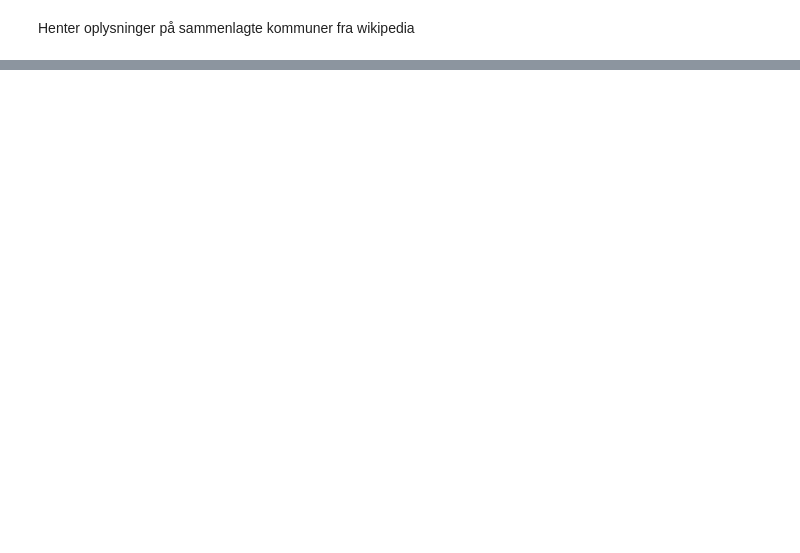
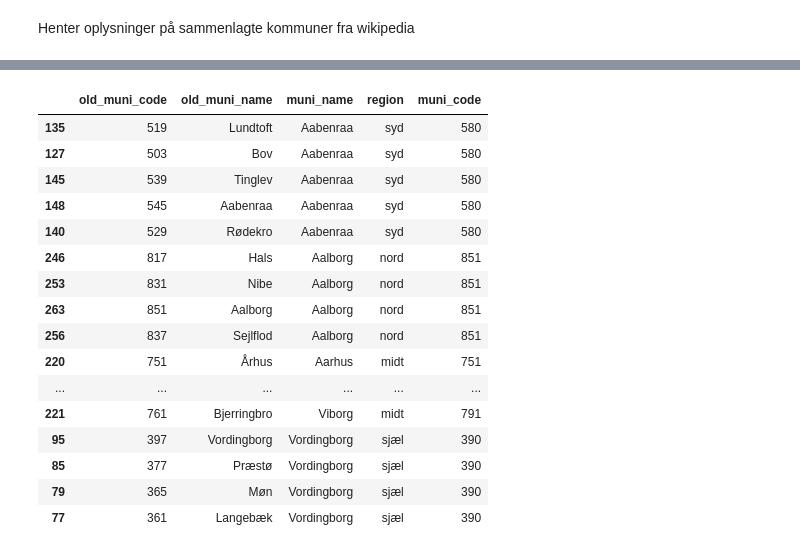
Before and after one commit to pryn-kb/isds2023, a Jupyter notebook: cbk/munic_merge_data_get.ipynb, the cells around one changed output, grey strips where cells are left out. Cells and saved outputs as stored; diff of their text form; code cells hidden in the pictures; blank space fills up the shorter version.

```diff
--- a/cbk/munic_merge_data_get.ipynb
+++ b/cbk/munic_merge_data_get.ipynb
@@ -94 +115,21 @@ samlet.to_csv("nye_og_gamle_kommuner.csv")
+# %%
+df.merge(samlet).sort_values("muni_name")
+# %% [output]
+|  | old_muni_code | old_muni_name | muni_name | region | muni_code |
+| 135 | 519 | Lundtoft | Aabenraa | syd | 580 |
+| 127 | 503 | Bov | Aabenraa | syd | 580 |
+| 145 | 539 | Tinglev | Aabenraa | syd | 580 |
+| 148 | 545 | Aabenraa | Aabenraa | syd | 580 |
+| 140 | 529 | Rødekro | Aabenraa | syd | 580 |
+| 246 | 817 | Hals | Aalborg | nord | 851 |
+| 253 | 831 | Nibe | Aalborg | nord | 851 |
+| 263 | 851 | Aalborg | Aalborg | nord | 851 |
+| 256 | 837 | Sejlflod | Aalborg | nord | 851 |
+| 220 | 751 | Århus | Aarhus | midt | 751 |
+| ... | ... | ... | ... | ... | ... |
+| 221 | 761 | Bjerringbro | Viborg | midt | 791 |
+| 95 | 397 | Vordingborg | Vordingborg | sjæl | 390 |
+| 85 | 377 | Præstø | Vordingborg | sjæl | 390 |
+| 79 | 365 | Møn | Vordingborg | sjæl | 390 |
+| 77 | 361 | Langebæk | Vordingborg | sjæl | 390 |
 # %%
```
Also changed, not shown: parts of 3 cells of this notebook, 4 other files.
